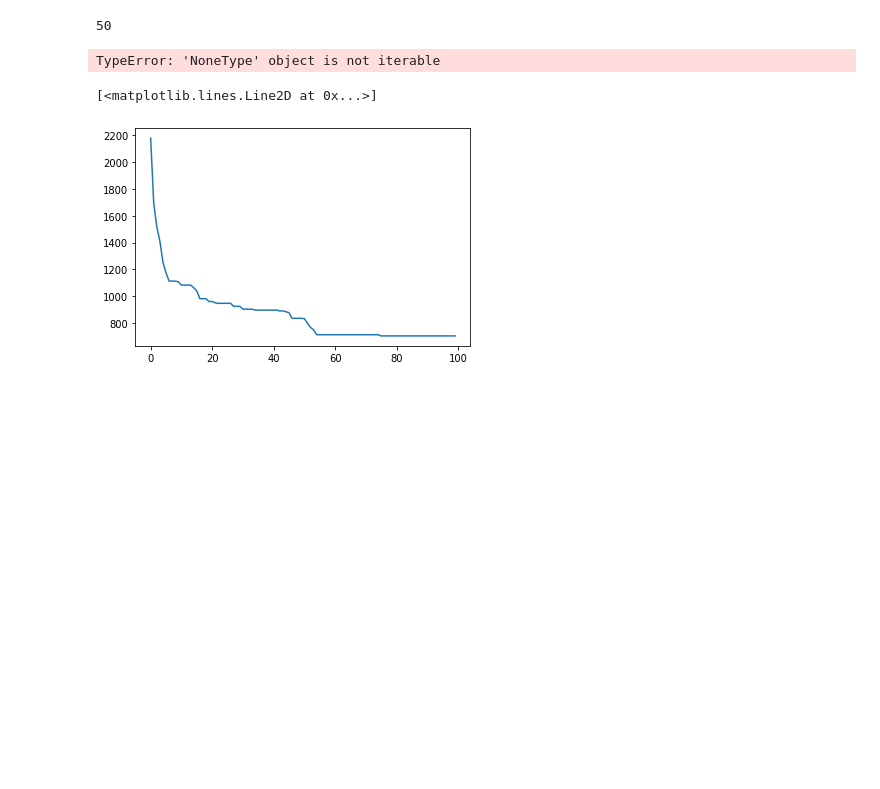
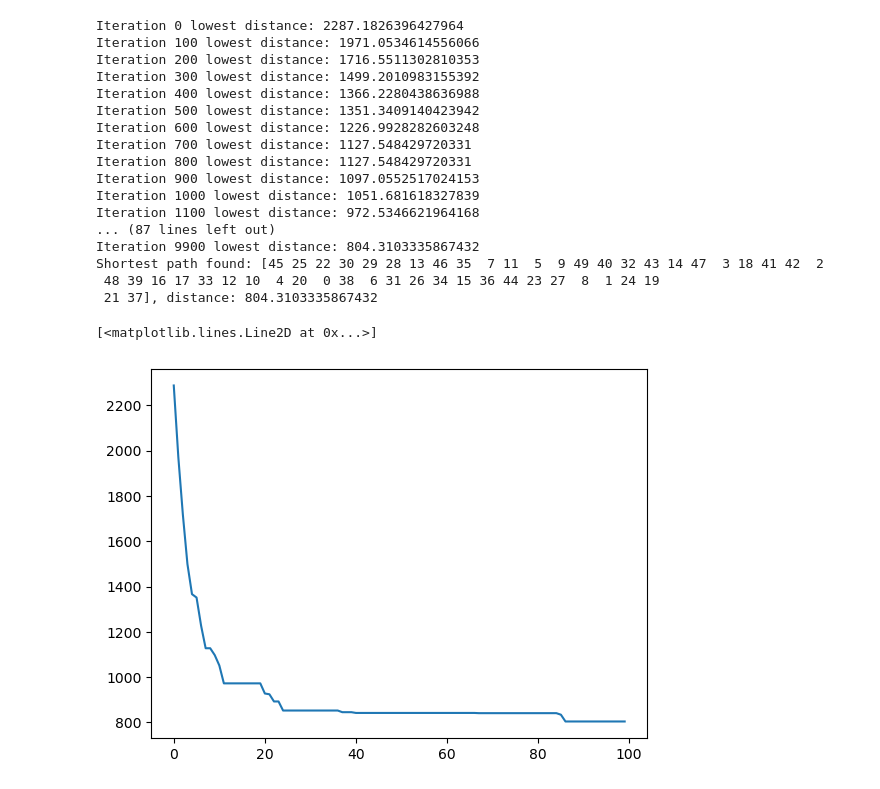
Before and after one commit to telomerica/genetic-algorithms, a Jupyter notebook: shortest distance.ipynb, the cells around one changed output. Saved outputs shown, nothing was run; the diff lists cells and outputs as text; code cells hidden in the pictures; blank space fills up the shorter version.

```diff
--- a/shortest distance.ipynb
+++ b/shortest distance.ipynb
@@ -88,27 +88,6 @@ def variation(population,conditions,optional=None):
             dad[index] = x
 
         return [dad]
-
-    elif conditions=="partialcrossover":
-
-        lsn = []
-        for x in range(10):
-            lsn.append((np.arange(12)))
-        for x in ls:
-            np.random.shuffle(x)
-
-        print(ls[0])
-
-        lsmm = []
-        for x in ls:
-            m1,m2,m3,m4 = np.hsplit(x,4)
-            lsm = [m1,m2,m3,m4]
-            lsmm.append(lsm)
-
-        for x in lsmm:
-            for y in x:
-                print(y)
-                print(check(coordinates,y))
 # %%
 def train(population,space,iterations,operation):
     history = []
@@ -150,13 +126,26 @@ plot(coordinates)
 # %%
-history = train(population,coordinates,10000,"partialcrossover")
+history = train(population,coordinates,10000,"ordercrossover")
+plt.plot(history)
 # %% [output]
-50
+Iteration 0 lowest distance: 2287.1826396427964
+Iteration 100 lowest distance: 1971.0534614556066
+Iteration 200 lowest distance: 1716.5511302810353
+Iteration 300 lowest distance: 1499.2010983155392
+Iteration 400 lowest distance: 1366.2280438636988
+Iteration 500 lowest distance: 1351.3409140423942
+Iteration 600 lowest distance: 1226.9928282603248
+Iteration 700 lowest distance: 1127.548429720331
+Iteration 800 lowest distance: 1127.548429720331
+Iteration 900 lowest distance: 1097.0552517024153
+Iteration 1000 lowest distance: 1051.681618327839
+Iteration 1100 lowest distance: 972.5346621964168
+... (87 lines left out)
+Iteration 9900 lowest distance: 804.3103335867432
+Shortest path found: [45 25 22 30 29 28 13 46 35  7 11  5  9 49 40 32 43 14 47  3 18 41 42  2
+ 48 39 16 17 33 12 10  4 20  0 38  6 31 26 34 15 36 44 23 27  8  1 24 19
+ 21 37], distance: 804.3103335867432
-TypeError: 'NoneType' object is not iterable
+[<matplotlib.lines.Line2D at 0x...>]
+[figure, added]
-# %%
-plt.plot(history)
-# %% [output]
-[<matplotlib.lines.Line2D at 0x...>]
-[figure, removed]
 # %%
 parents = np.array([[1,2,3,4,5,6,7,8,9,10],[10,9,8,7,6,5,4,3,2,1]])
 mom = parents[0]
```
Also changed, not shown: parts of 9 cells of this notebook.
